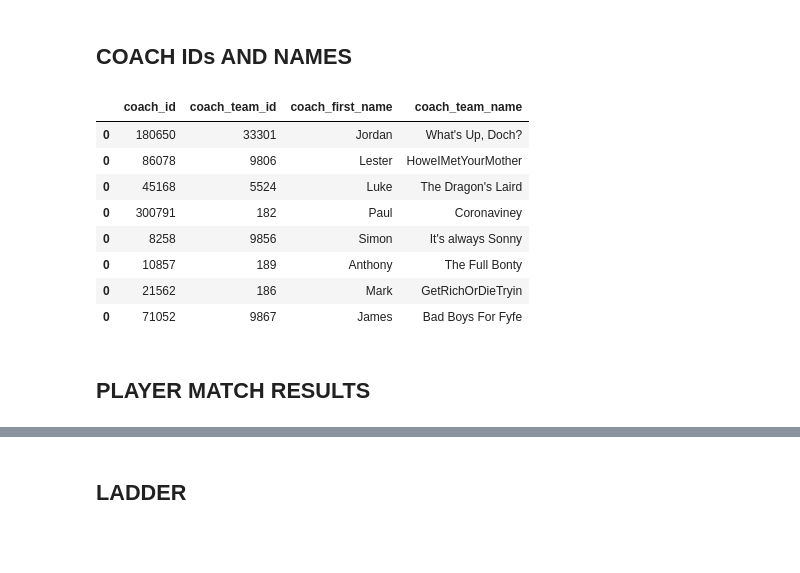
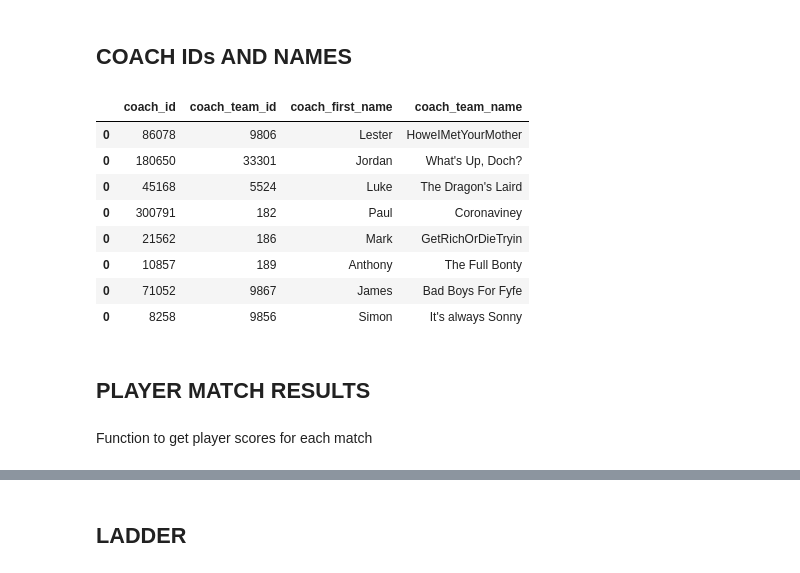
Before and after one commit to mark-richards/sc-player-data, a Jupyter notebook: scrape-sc.ipynb, the cells around one changed output, grey strips where cells are left out. Cells and saved outputs as stored; diff of their text form; code cells hidden in the pictures; blank space fills up the shorter version.

```diff
--- a/scrape-sc.ipynb
+++ b/scrape-sc.ipynb
@@ -81,36 +81,42 @@ df_player_list
 # %%
 # specify round
 round_number = 10
+match_json_list = []
 
-s = session.get("https://supercoach.heraldsun.com.au/2020/api/afl/draft/v1/leagues/96/ladderAndFixtures?round={}&scores=true".format(round_number), headers=headers)
-match_json = json.loads(s.text)
+for rd in range(1, round_number + 1):
+    s = session.get("https://supercoach.heraldsun.com.au/2020/api/afl/draft/v1/leagues/96/ladderAndFixtures?round={}&scores=true".format(rd), headers=headers)
+    match_json = json.loads(s.text)
+    match_json_list.append(match_json)
 # %% [markdown]
 ## COACH IDs AND NAMES
 # %%
 df_coaches = pd.DataFrame()
+first_match_json = match_json_list[0]
 
-for coach in match_json['ladder']:
+for coach in first_match_json['ladder']:
     df_line = pd.DataFrame(
         {
             'coach_id': [coach['userTeam']['user']['id']],
             'coach_team_id': [coach['userTeam']['id']],
             'coach_first_name': [coach['userTeam']['user']['first_name']],
             'coach_team_name': [coach['userTeam']['teamname']],
         }
     )
     df_coaches = pd.concat([df_coaches, df_line])
 
 df_coaches
 # %% [output]
 |  | coach_id | coach_team_id | coach_first_name | coach_team_name |
+| 0 | 86078 | 9806 | Lester | HoweIMetYourMother |
 | 0 | 180650 | 33301 | Jordan | What's Up, Doch? |
-| 0 | 86078 | 9806 | Lester | HoweIMetYourMother |
 | 0 | 45168 | 5524 | Luke | The Dragon's Laird |
 | 0 | 300791 | 182 | Paul | Coronaviney |
+| 0 | 21562 | 186 | Mark | GetRichOrDieTryin |
+| 0 | 10857 | 189 | Anthony | The Full Bonty |
+| 0 | 71052 | 9867 | James | Bad Boys For Fyfe |
 | 0 | 8258 | 9856 | Simon | It's always Sonny |
-| 0 | 10857 | 189 | Anthony | The Full Bonty |
-| 0 | 21562 | 186 | Mark | GetRichOrDieTryin |
-| 0 | 71052 | 9867 | James | Bad Boys For Fyfe |
 # %% [markdown]
 ## PLAYER MATCH RESULTS
+# %% [markdown]
+Function to get player scores for each match
 # %%
```
Also changed, not shown: parts of 24 cells of this notebook, 35 other files.
